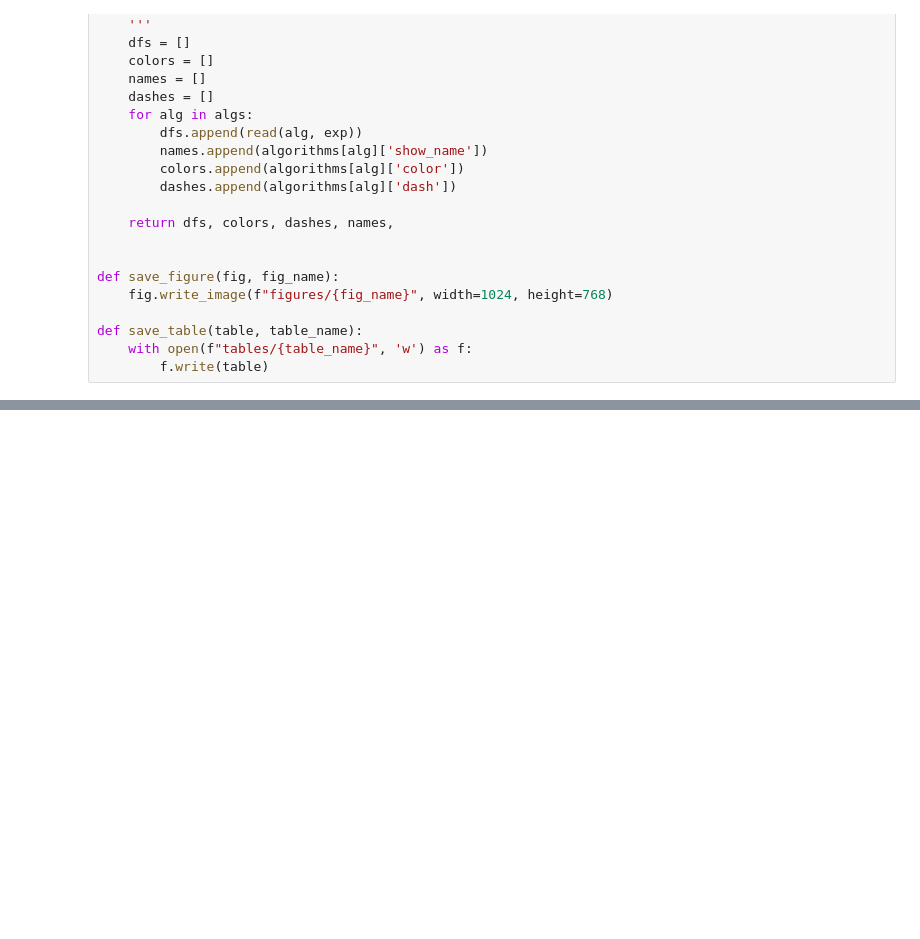
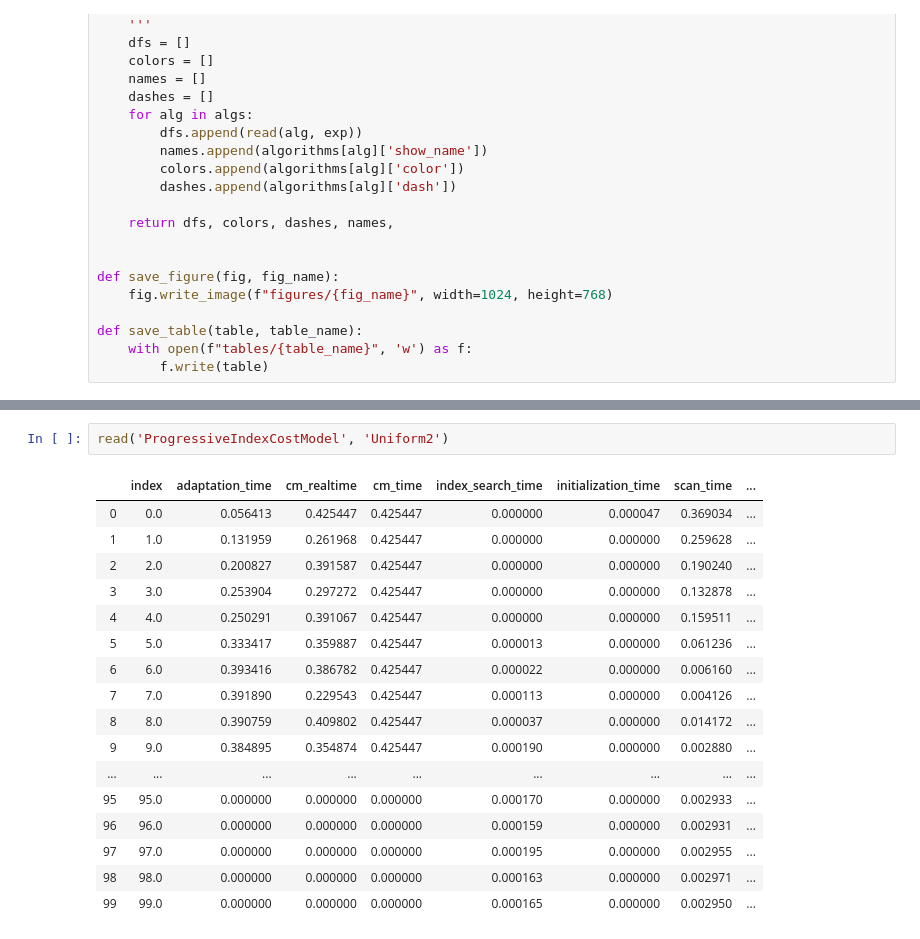
Before and after one commit to pdet/MultidimensionalAdaptiveIndexing, a Jupyter notebook: experiments/cost_model/plots.ipynb, the cells around one changed output, grey strips where cells are left out. Cells and saved outputs as stored; diff of their text form; blank space fills up the shorter version.

```diff
--- a/experiments/cost_model/plots.ipynb
+++ b/experiments/cost_model/plots.ipynb
@@ -875,0 +194,20 @@ a
+# %%
+read('ProgressiveIndexCostModel', 'Uniform2')
+# %% [output]
+|  | index | adaptation_time | cm_realtime | cm_time | index_search_time | initialization_time | scan_time | ... |
+| 0 | 0.0 | 0.056413 | 0.425447 | 0.425447 | 0.000000 | 0.000047 | 0.369034 | ... |
+| 1 | 1.0 | 0.131959 | 0.261968 | 0.425447 | 0.000000 | 0.000000 | 0.259628 | ... |
+| 2 | 2.0 | 0.200827 | 0.391587 | 0.425447 | 0.000000 | 0.000000 | 0.190240 | ... |
+| 3 | 3.0 | 0.253904 | 0.297272 | 0.425447 | 0.000000 | 0.000000 | 0.132878 | ... |
+| 4 | 4.0 | 0.250291 | 0.391067 | 0.425447 | 0.000000 | 0.000000 | 0.159511 | ... |
+| 5 | 5.0 | 0.333417 | 0.359887 | 0.425447 | 0.000013 | 0.000000 | 0.061236 | ... |
+| 6 | 6.0 | 0.393416 | 0.386782 | 0.425447 | 0.000022 | 0.000000 | 0.006160 | ... |
+| 7 | 7.0 | 0.391890 | 0.229543 | 0.425447 | 0.000113 | 0.000000 | 0.004126 | ... |
+| 8 | 8.0 | 0.390759 | 0.409802 | 0.425447 | 0.000037 | 0.000000 | 0.014172 | ... |
+| 9 | 9.0 | 0.384895 | 0.354874 | 0.425447 | 0.000190 | 0.000000 | 0.002880 | ... |
+| ... | ... | ... | ... | ... | ... | ... | ... | ... |
+| 95 | 95.0 | 0.000000 | 0.000000 | 0.000000 | 0.000170 | 0.000000 | 0.002933 | ... |
+| 96 | 96.0 | 0.000000 | 0.000000 | 0.000000 | 0.000159 | 0.000000 | 0.002931 | ... |
+| 97 | 97.0 | 0.000000 | 0.000000 | 0.000000 | 0.000195 | 0.000000 | 0.002955 | ... |
+| 98 | 98.0 | 0.000000 | 0.000000 | 0.000000 | 0.000163 | 0.000000 | 0.002971 | ... |
+| 99 | 99.0 | 0.000000 | 0.000000 | 0.000000 | 0.000165 | 0.000000 | 0.002950 | ... |
```
Also changed, not shown: parts of 18 cells of this notebook.
